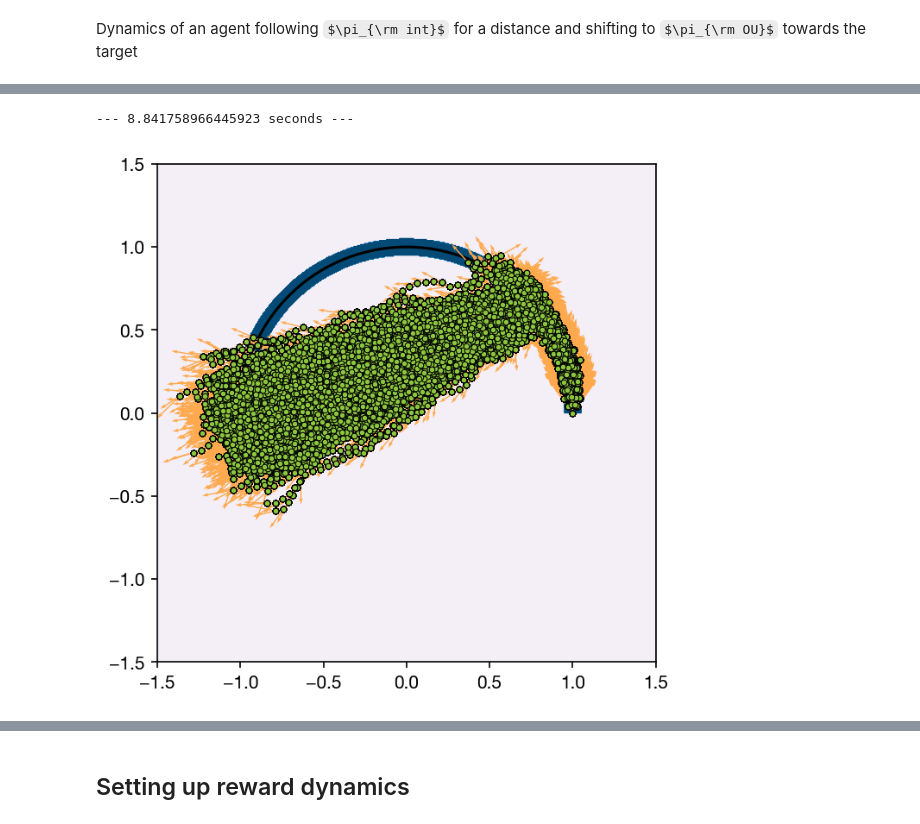
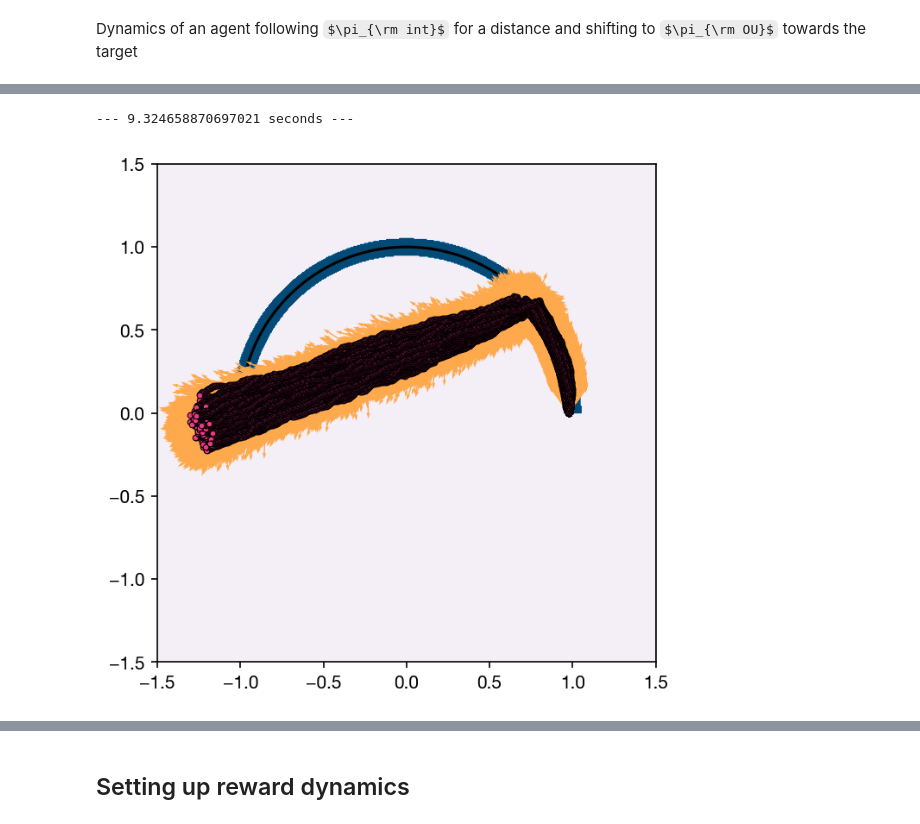
Before and after one commit to sgangaprasath/CollectiveTradeoff, a Jupyter notebook: LearningValueFn.ipynb, the cells around one changed output, grey strips where cells are left out. Drawn from its saved outputs; the diff is of its cells as text; code cells hidden in the pictures; some formulas as TeX source.

```diff
--- a/LearningValueFn.ipynb
+++ b/LearningValueFn.ipynb
@@ -256,16 +261,21 @@ phm = phrmn(cInit)
 # Agent class
 class agent():
     global phm
-    def __init__(self, p):
+    def __init__(self, ptr):
         super().__init__()
+        p = copy.deepcopy(ptr)
         self.r = p.rInit
         self.thet = p.thetInit
-        # self.rng = p.rng
+        self.rwd = 0.0
+        self.sTrl = 0.0
+        self.sInd = 0
 
-    def intPolicy(self, p):
+    def intPolicy(self, ptr):
+        p = copy.deepcopy(ptr)
         phi = np.arctan2(self.r[1], self.r[0])
         self.thet = phi + 0.5*np.pi + np.random.uniform(-np.pi/5, np.pi/5)
-        self.r = self.r + p.l*np.array([np.cos(self.thet), np.sin(self.thet)])
+        self.r += p.l*np.array([np.cos(self.thet), np.sin(self.thet)])
+        self.rwd += np.exp(-phi/p.phiSt)*p.l
 
         # cVal = phmChk(self.r, phm)
         # if ((1.0-cVal) < 1e-3):
@@ -277,10 +287,16 @@ class agent():
             self.thet = self.thet - np.pi*0.25
             self.r += p.l*np.array([np.cos(self.thet), np.sin(self.thet)])
 
-    def ouPolicy(self, p):
+    def ouPolicy(self, ptr):
+        p = copy.deepcopy(ptr)
         self.r += p.l*np.array([np.cos(self.thet), np.sin(self.thet)])
-        self.thet = self.thet*(1-p.alpha*p.dt) + p.alpha*p.dt*p.tgtPhi + np.sqrt(2*p.diff*p.dt)*np.random.normal()
+        self.thet = self.thet*(1-p.nu*p.dt) + p.nu*p.dt*p.tgtPhi + np.sqrt(2*p.diff*p.dt)*np.random.normal()
+        if np.linalg.norm(self.r - p.tgt) < p.sigma:
+            self.rwd += np.pi*p.a - self.sTrl
+            self.sInd = p.nSteps
+        # self.thet = self.thet*(1-p.l) + p.l*p.tgtPhi + np.sqrt(2*p.pe*p.l)*np.random.normal()
 # %%
+p = params()
 ag = agent(p)
 start_time = time.time()
 rxFull = np.array(p.rInit[0])
@@ -288,6 +304,7 @@ ryFull = np.array(p.rInit[1])
 # thetFull = np.array(p.thetInit)
 phxFull = np.array(np.cos(p.thetInit))
 phyFull = np.array(np.sin(p.thetInit))
+rwdFull = np.array(0.0)
 for ind in range(p.nSteps):
     if ind < p.nIntSteps:
         ag.intPolicy(p)
@@ -297,9 +314,11 @@ for ind in range(p.nSteps):
         ag.ouPolicy(p)
     else:
         ag.ouPolicy(p)
+    ag.sTrl += p.l
     rxFull = np.vstack((rxFull, np.array(ag.r[0])))
     ryFull = np.vstack((ryFull, np.array(ag.r[1])))
     phxFull = np.vstack((phxFull, np.array(np.cos(ag.thet))))
     phyFull = np.vstack((phyFull, np.array(np.sin(ag.thet))))
+    rwdFull = np.vstack((rwdFull, np.array(ag.rwd)))
 print("--- %s seconds ---" % (time.time() - start_time))
 # %% [output]
@@ -339,7 +358,6 @@ plt.show()
 start_time = time.time()
 rxFull = np.array(p.rInit[0])
 ryFull = np.array(p.rInit[1])
-# thetFull = np.array(p.thetInit)
 phxFull = np.array(np.cos(p.thetInit))
 phyFull = np.array(np.sin(p.thetInit))
 
@@ -349,46 +367,50 @@ plt.rc("xtick", labelsize="medium")
 linewidth = 1.2
 linestyle = "-"
 label_size = 15
-color = '#8dc63f'
+color = '#EE3984'
 fig = plt.figure(figsize=(5, 5), dpi=150)
 ax = plt.subplot(1, 1, 1, aspect=1)
+ax.contourf(xphm, yphm, phm.c, cmap='PuBu')
+thetPlt = np.linspace(0., np.pi, 200)
+ax.plot(p.a*np.cos(thetPlt), p.a*np.sin(thetPlt), c='k', zorder=1)
 
 for eInd in range(p.nEpchs):
     ag = agent(p)
-    for ind in range(p.nSteps):
+    rxFull = np.array(p.rInit[0])
+    ryFull = np.array(p.rInit[1])
+    phxFull = np.array(np.cos(p.thetInit))
+    phyFull = np.array(np.sin(p.thetInit))
+    # for ind in range(p.nSteps):
+    while ag.sInd <= p.nSteps:
         if ind < p.nIntSteps:
             ag.intPolicy(p)
         elif ind == p.nIntSteps:
             tgtOrn = (p.tgt - ag.r)/np.linalg.norm(p.tgt - ag.r) #Orientation of the target from given location
             p.tgtPhi = np.arctan2(tgtOrn[1], tgtOrn[0])
             ag.ouPolicy(p)
         else:
             ag.ouPolicy(p)
         rxFull = np.vstack((rxFull, np.array(ag.r[0])))
         ryFull = np.vstack((ryFull, np.array(ag.r[1])))
         phxFull = np.vstack((phxFull, np.array(np.cos(ag.thet))))
         phyFull = np.vstack((phyFull, np.array(np.sin(ag.thet))))
-
-
-    ax.contourf(xphm, yphm, phm.c, cmap='PuBu')
-    thetPlt = np.linspace(0., np.pi, 200)
-    ax.plot(p.a*np.cos(thetPlt), p.a*np.sin(thetPlt), c='k', zorder=1)
+        ag.sInd += 1
 
     ax.scatter(rxFull, ryFull,
                 s=10,
                 color=color,
                 edgecolors='k',
                 linewidth=0.5,
                 zorder=2)
     ax.quiver(rxFull, ryFull,
             phxFull, phyFull,
             scale_units='xy',
             color=colors['orange'][4],
             scale=5.2)
 
     ax.set_aspect(1)
 print("--- %s seconds ---" % (time.time() - start_time))
 plt.show()
 # %% [output]
---- 8.841758966445923 seconds ---
+--- 9.324658870697021 seconds ---
-[figure, old version]
+[figure, new version]
```
Also changed, not shown: parts of 7 cells of this notebook, 2 other files.
